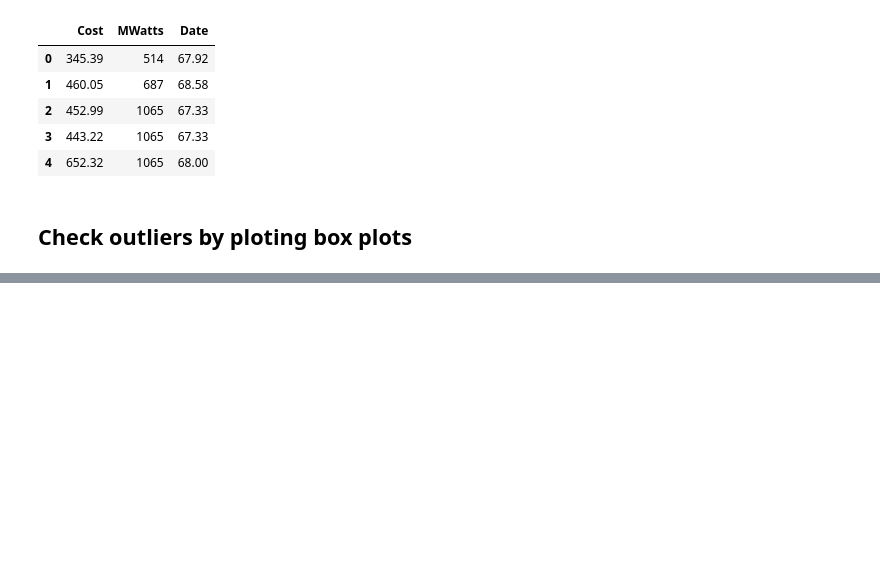
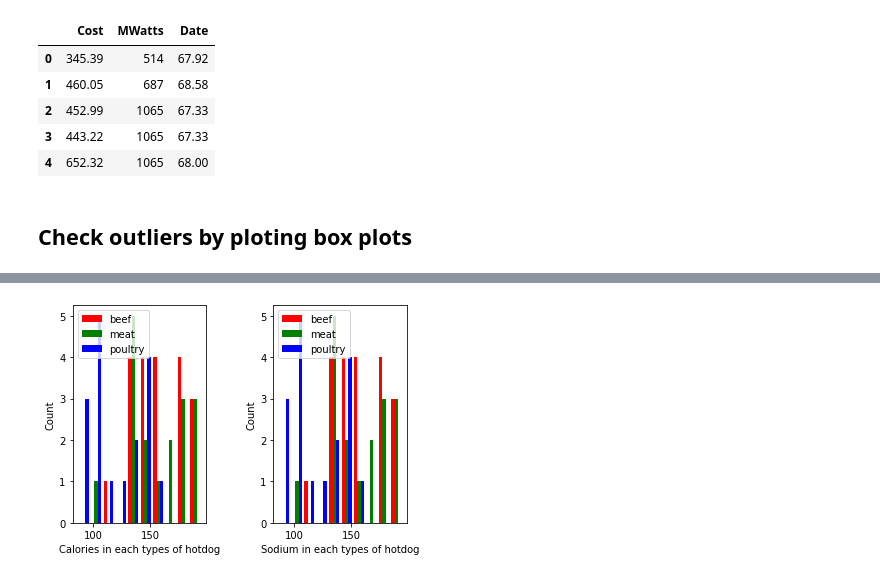
Before and after one commit to int0thewind/CS-361-Coding, a Jupyter notebook: Homework 1.ipynb, the cells around one changed output, grey strips where cells are left out. Saved outputs shown, nothing was run; the diff lists cells and outputs as text; code cells hidden in the pictures; blank space fills up the shorter version.

```diff
--- a/Homework 1.ipynb
+++ b/Homework 1.ipynb
@@ -69,0 +66,3 @@ ax3.boxplot(data11_date)
+# %%
+data12 = pd.read_csv("1.12.csv")
+data12
@@ -69,0 +87,26 @@ ax3.boxplot(data11_date)
+# %%
+data12_beef = data12[data12["Type"] == "Beef"]
+data12_meat = data12[data12["Type"] == "Meat"]
+data12_poultry = data12[data12["Type"] == "Poultry"]
+
+colours = ["red", "green", "blue"]
+labels = ["beef", "meat", "poultry"]
+
+plt.subplot(1, 2, 1)
+calories = [data12_beef["Calories"], data12_meat["Calories"], data12_poultry["Calories"]]
+plt.hist(calories, histtype="bar", color=colours, label=labels)
+plt.legend(prop={"size": 10})
+plt.xlabel("Calories in each types of hotdog")
+plt.ylabel("Count")
+
+plt.subplot(1, 2, 2)
+sodium = [data12_beef["Sodium"], data12_meat["Sodium"], data12_poultry["Sodium"]]
+plt.hist(calories, histtype="bar", color=colours, label=labels)
+plt.legend(prop={"size": 10})
+plt.xlabel("Sodium in each types of hotdog")
+plt.ylabel("Count")
+
+plt.subplots_adjust(wspace=0.5)
+plt.savefig("1.12 conditional histogram.png")
+# %% [output]
+[figure, added]
```
Also changed, not shown: parts of 12 cells of this notebook, 5 other files.
